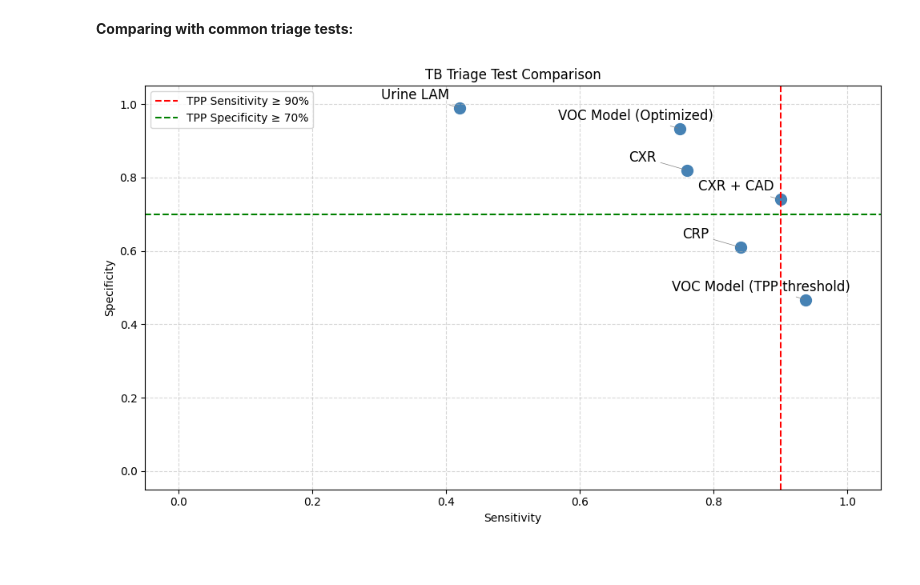
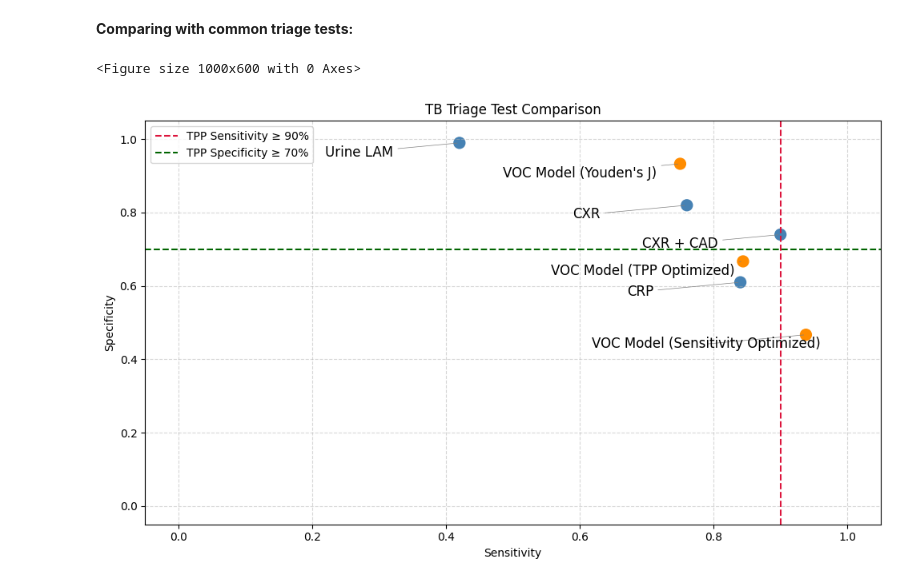
Before and after one commit to tyst-ucsf/capstone-project, a Jupyter notebook: 1e_Comparison.ipynb, the cells around one changed output. Saved outputs shown, nothing was run; the diff lists cells and outputs as text; code cells hidden in the pictures.

```diff
--- a/1e_Comparison.ipynb
+++ b/1e_Comparison.ipynb
@@ -75,8 +110,9 @@ models = [
     {"Name": "CXR", "Sensitivity": .76, "Specificity": .82},
     {"Name": "CXR + CAD", "Sensitivity": .90, "Specificity": .74},
     {"Name": "Urine LAM", "Sensitivity": .42, "Specificity": .99},
-    {"Name": "VOC Model (TPP threshold)", "Sensitivity": .938, "Specificity": .467},
-    {"Name": "VOC Model (Optimized)", "Sensitivity": .75, "Specificity": .933}
+    {"Name": "VOC Model (TPP Optimized)", "Sensitivity": .844, "Specificity": .667},
+    {"Name": "VOC Model (Sensitivity Optimized)", "Sensitivity": .938, "Specificity": .467},
+    {"Name": "VOC Model (Youden's J)", "Sensitivity": .75, "Specificity": .933}
 ]
 # %%
 # Extract for plotting
@@ -86,35 +122,41 @@ specificities = [m["Specificity"] for m in models]
 
 
 plt.figure(figsize=(10, 6))
-plt.scatter(sensitivities, specificities, s=100, color="steelblue")
+
+colors = ["darkorange" if "VOC" in name else "steelblue" for name in names]
+
+
+plt.figure(figsize=(10, 6))
+plt.scatter(sensitivities, specificities, s=100, color=colors)
 
 center_x, center_y = 0.5, 0.5
 
 for i, name in enumerate(names):
     plt.annotate(
         name,
         xy=(sensitivities[i], specificities[i]),
-        xytext=(-40, 8),
+        xytext=(-90, -12),
         textcoords="offset points",
         ha="center",
         fontsize=12,
         arrowprops=dict(arrowstyle="-", color="gray", lw=0.5)
     )
 
-plt.axvline(.90, color="red", linestyle="--", label="TPP Sensitivity ≥ 90%")
-plt.axhline(.70, color="green", linestyle="--", label="TPP Specificity ≥ 70%")
+plt.axvline(.90, color="crimson", linestyle="--", label="TPP Sensitivity ≥ 90%")
+plt.axhline(.70, color="darkgreen", linestyle="--", label="TPP Specificity ≥ 70%")
 plt.xlabel("Sensitivity")
 plt.ylabel("Specificity")
 plt.title("TB Triage Test Comparison")
 plt.grid(True, linestyle="--", alpha=0.5)
 plt.legend()
 
 # axis limits from previous plot to make it match up nicely
 plt.xlim(xlim)
 plt.ylim(ylim)
 
 plt.tight_layout()
 plt.savefig("output_TriageSensVsSpec_MatchingLimits.pdf", bbox_inches="tight")
 plt.show()
 # %% [output]
+<Figure size 1000x600 with 0 Axes>
-[figure, old version]
+[figure, new version]
```
Also changed, not shown: parts of 4 cells of this notebook, 5 other files.
